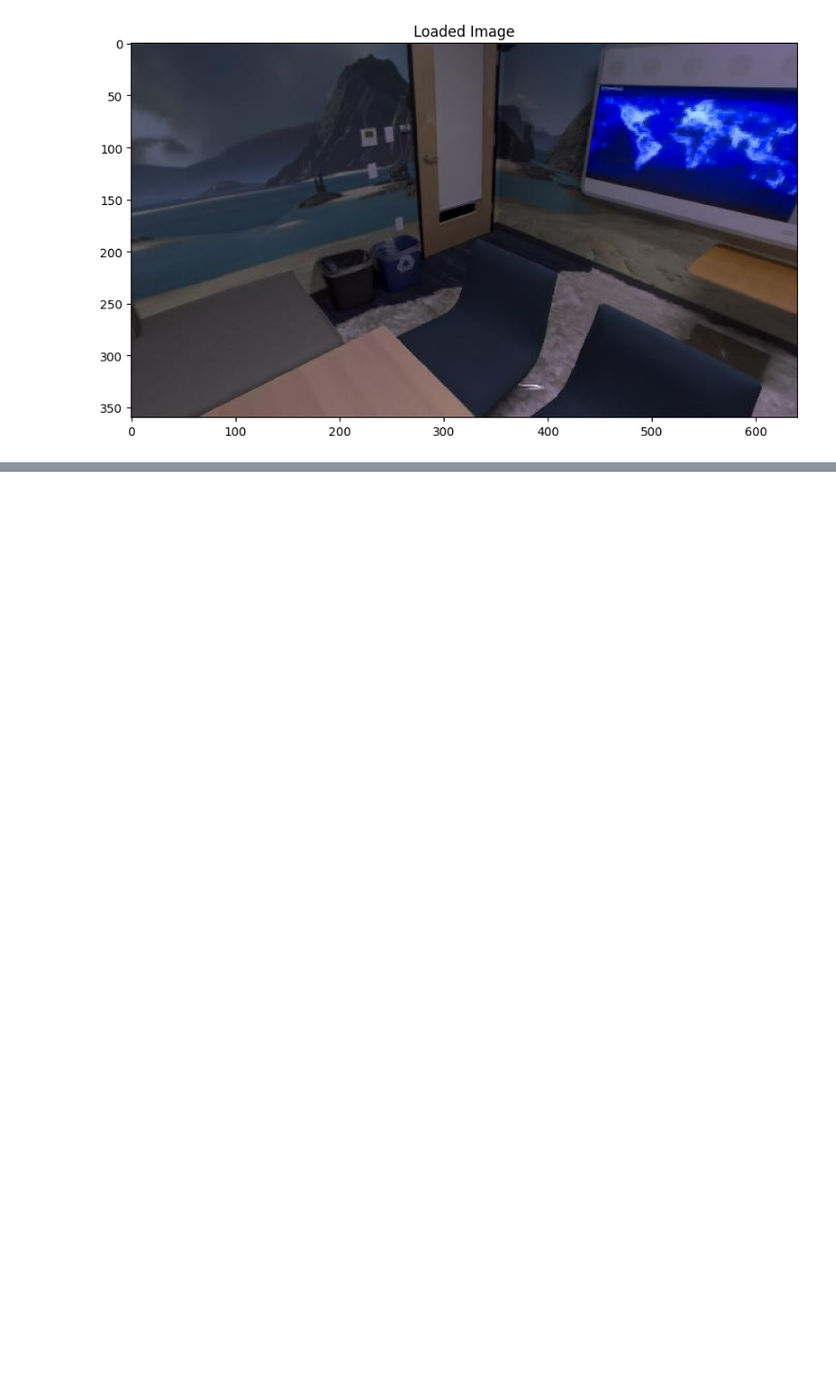
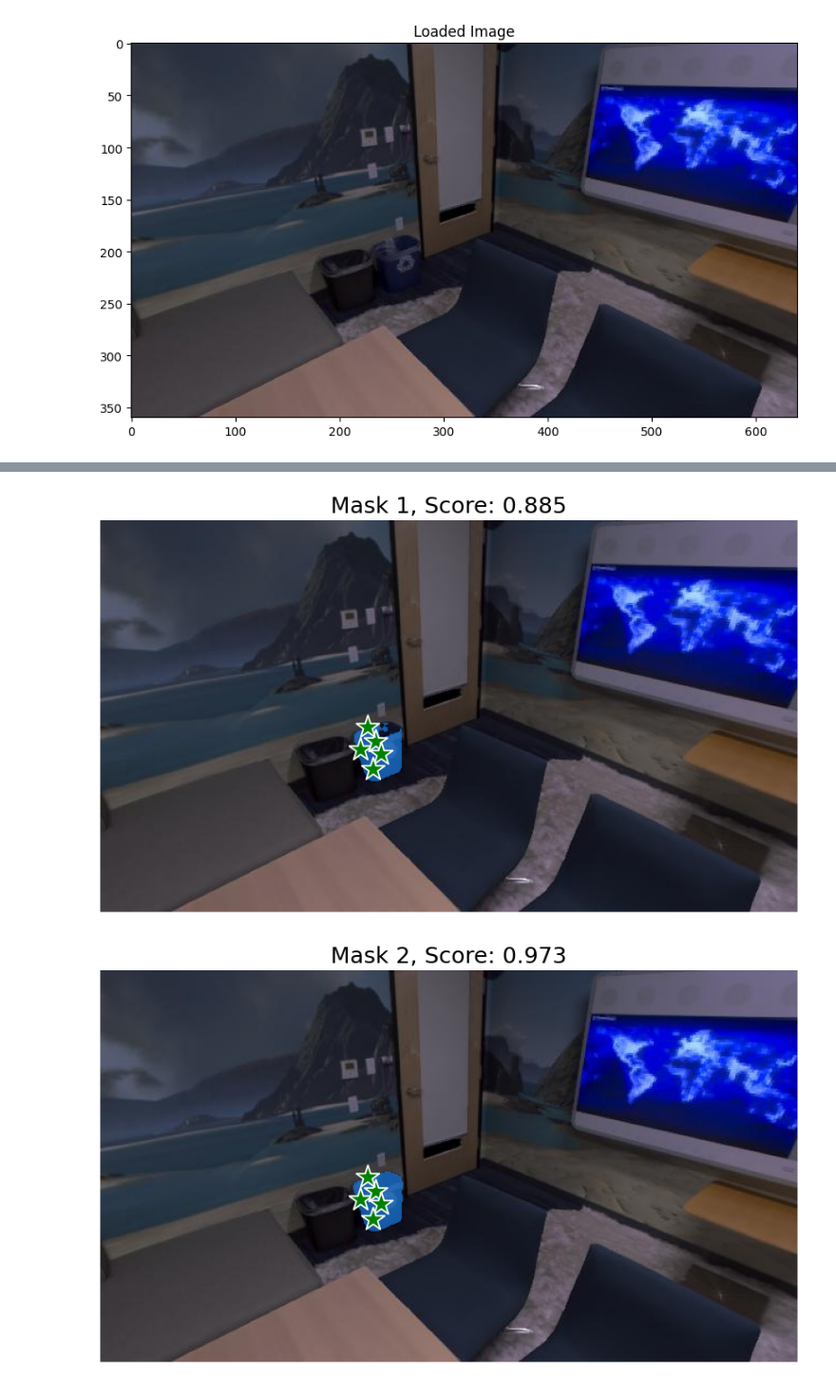
Before and after one commit to junyuan-fang/nvsmask3d, a Jupyter notebook: test_sam.ipynb, the cells around one changed output, grey strips where cells are left out. Shown at 95% size. Saved outputs shown, nothing was run; the diff lists cells and outputs as text; code cells hidden in the pictures; blank space fills up the shorter version.

```diff
--- a/test_sam.ipynb
+++ b/test_sam.ipynb
@@ -81,0 +102,38 @@ predictor = SamPredictor(sam)
+# %%
+image_torch = image_torch.to(device)*255
+input_image = predictor.transform.apply_image_torch(image_torch.unsqueeze(0))  # Resizes the image
+predictor.set_torch_image(input_image, original_image_size=original_size)
+
+point_coords = torch.tensor([[[210, 238],
+        [203, 252],
+        [214, 257],
+        [189, 245],
+        [228, 250]]], device='cuda:0')
+point_coords[:, :, [0, 1]] = point_coords[:, :, [1, 0]]
+
+
+
+if point_coords is not None:
+    # Transform coordinates
+    point_coords = predictor.transform.apply_coords_torch(point_coords, predictor.original_size)
+labels_torch = torch.ones((1,5), device = predictor.device)
+input_image = input_image.to(predictor.device)
+masks, iou_predictions, low_res_masks = predictor.predict_torch(
+            point_coords,
+            labels_torch,
+        )
+masks.shape  # (number_of_masks) x H x W
+masks = masks[0].cpu().numpy()
+masks.shape
+scores = iou_predictions[0].cpu().numpy()
+for i, (mask, score) in enumerate(zip(masks, scores)):
+    plt.figure(figsize=(10,10))
+    plt.imshow(image)
+    show_mask(mask, plt.gca())
+    show_points(input_point, input_label, plt.gca())
+    plt.title(f"Mask {i+1}, Score: {score:.3f}", fontsize=18)
+    plt.axis('off')
+    plt.show()
+# %% [output]
+[figure, added]
+[figure, added]
```
Also changed, not shown: parts of 20 cells of this notebook, 5 other files.
